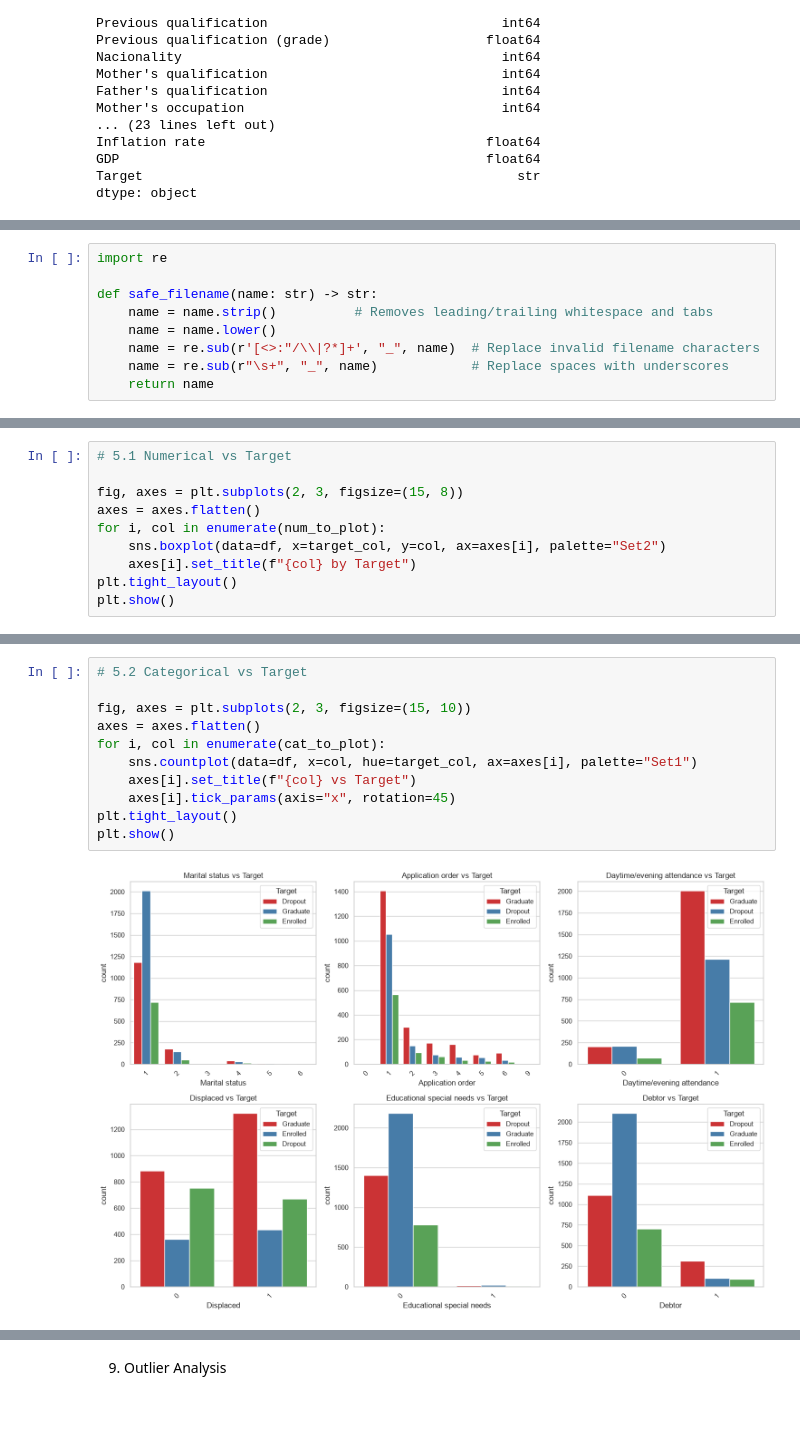
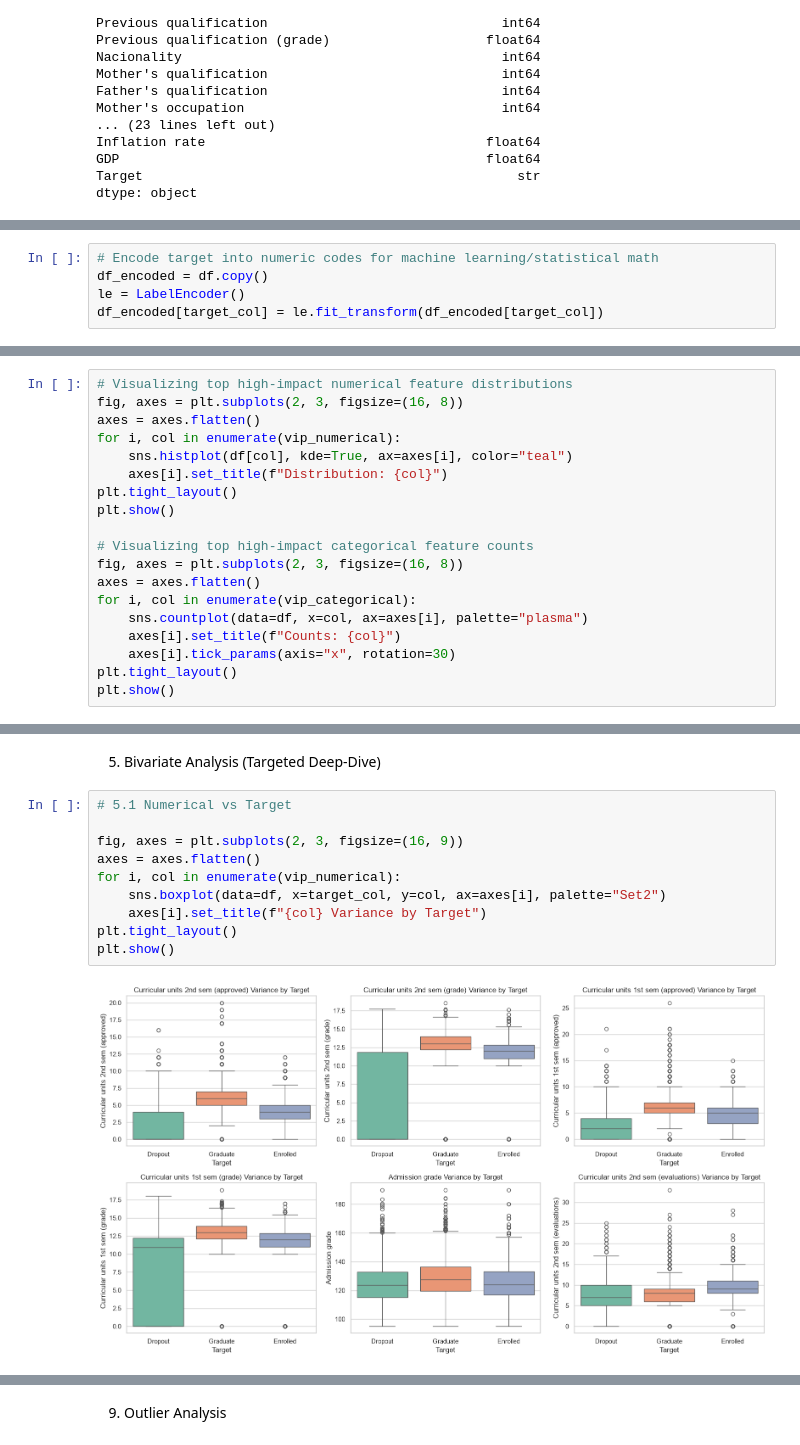
Before and after one commit to ryomen1234/Predicting-Student-Dropout-Academic-Success, a Jupyter notebook: noteboks/01_explore_data.ipynb, the cells around one changed output, grey strips where cells are left out. Drawn from its saved outputs; the diff is of its cells as text; blank space fills up the shorter version.

```diff
--- a/noteboks/01_explore_data.ipynb
+++ b/noteboks/01_explore_data.ipynb
@@ -144,9 +147,5 @@ dtype: object
 # %%
-import re
-
-def safe_filename(name: str) -> str:
-    name = name.strip()          # Removes leading/trailing whitespace and tabs
-    name = name.lower()
-    name = re.sub(r'[<>:"/\\|?*]+', "_", name)  # Replace invalid filename characters
-    name = re.sub(r"\s+", "_", name)            # Replace spaces with underscores
-    return name
+# Encode target into numeric codes for machine learning/statistical math
+df_encoded = df.copy()
+le = LabelEncoder()
+df_encoded[target_col] = le.fit_transform(df_encoded[target_col])
@@ -225,11 +254,20 @@ plt.show()
 # %%
-# 5.1 Numerical vs Target
-
-fig, axes = plt.subplots(2, 3, figsize=(15, 8))
+# Visualizing top high-impact numerical feature distributions
+fig, axes = plt.subplots(2, 3, figsize=(16, 8))
 axes = axes.flatten()
-for i, col in enumerate(num_to_plot):
-    sns.boxplot(data=df, x=target_col, y=col, ax=axes[i], palette="Set2")
-    axes[i].set_title(f"{col} by Target")
+for i, col in enumerate(vip_numerical):
+    sns.histplot(df[col], kde=True, ax=axes[i], color="teal")
+    axes[i].set_title(f"Distribution: {col}")
 plt.tight_layout()
 plt.show()
+
+# Visualizing top high-impact categorical feature counts
+fig, axes = plt.subplots(2, 3, figsize=(16, 8))
+axes = axes.flatten()
+for i, col in enumerate(vip_categorical):
+    sns.countplot(data=df, x=col, ax=axes[i], palette="plasma")
+    axes[i].set_title(f"Counts: {col}")
+    axes[i].tick_params(axis="x", rotation=30)
+plt.tight_layout()
+plt.show()
 # %% [output]
@@ -237,14 +276,15 @@ plt.show()
+# %% [markdown]
+5. Bivariate Analysis (Targeted Deep-Dive)
 # %%
-# 5.2 Categorical vs Target
+# 5.1 Numerical vs Target
 
-fig, axes = plt.subplots(2, 3, figsize=(15, 10))
+fig, axes = plt.subplots(2, 3, figsize=(16, 9))
 axes = axes.flatten()
-for i, col in enumerate(cat_to_plot):
-    sns.countplot(data=df, x=col, hue=target_col, ax=axes[i], palette="Set1")
-    axes[i].set_title(f"{col} vs Target")
-    axes[i].tick_params(axis="x", rotation=45)
+for i, col in enumerate(vip_numerical):
+    sns.boxplot(data=df, x=target_col, y=col, ax=axes[i], palette="Set2")
+    axes[i].set_title(f"{col} Variance by Target")
 plt.tight_layout()
 plt.show()
 # %% [output]
-[figure, old version]
+[figure, new version]
 # %%
```
Also changed, not shown: parts of 34 cells of this notebook.
